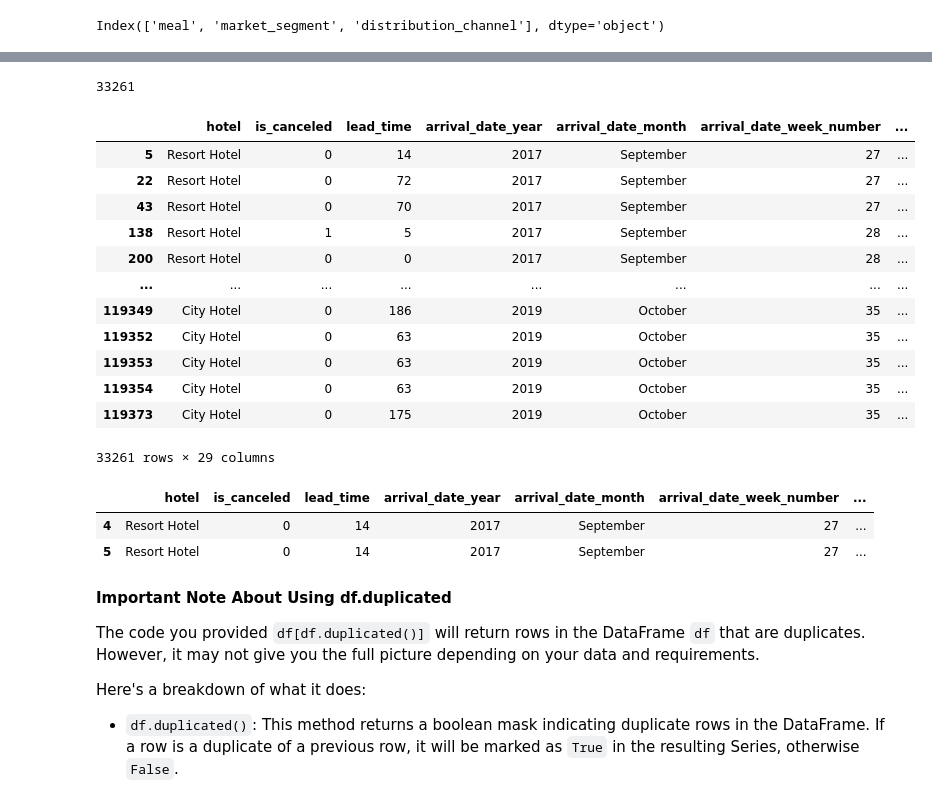
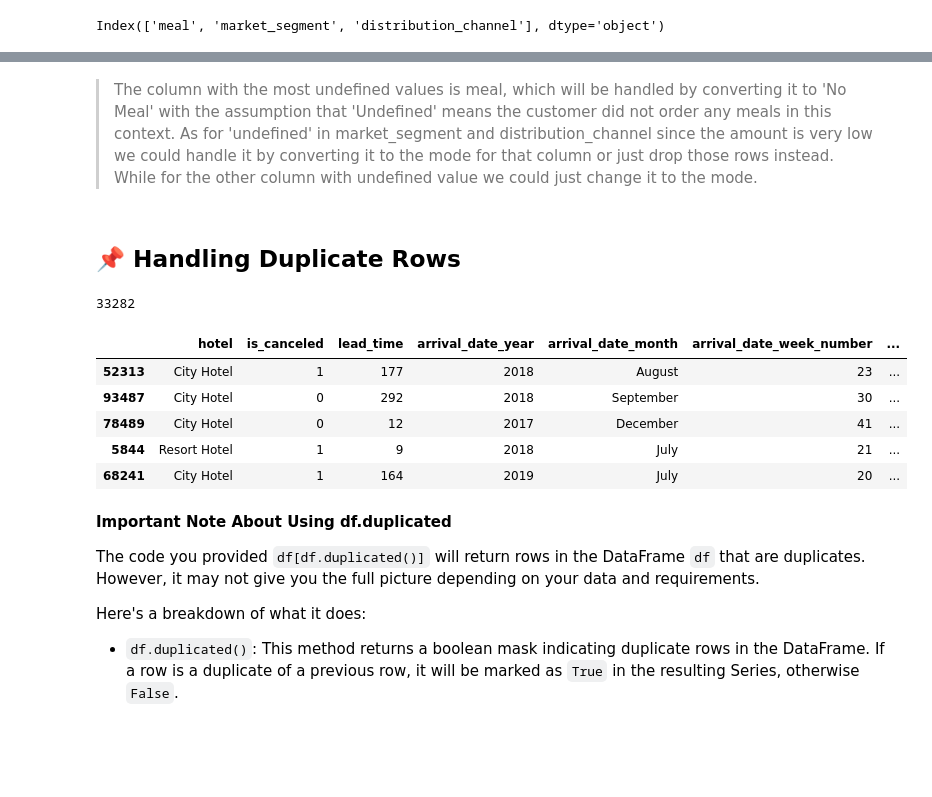
Before and after one commit to mcikalmerdeka/Investigate-Hotel-Business-Using-Data-Visualization, a Jupyter notebook: Task 1/Task_1_Data_Preprocessing.ipynb, the cells around one changed output, grey strips where cells are left out. Cells and saved outputs as stored; diff of their text form; code cells hidden in the pictures; blank space fills up the shorter version.

```diff
--- a/Task 1/Task_1_Data_Preprocessing.ipynb
+++ b/Task 1/Task_1_Data_Preprocessing.ipynb
@@ -228,0 +221,14 @@ Text(0.5, 0, 'Percentage')
+# %%
+# Handling missing values
+
+# Filling zero value in the company because no company is involved
+df['company'] = df['company'].fillna(0)
+
+# Filling zero value in the agent because no agent is involved
+df['agent'] = df['agent'].fillna(0)
+
+# Filling zero rating on children is probably because the customer has no children
+df['children'] = df['children'].fillna(0)
+
+# Filling the mode for missing city
+df['city'] = df['city'].fillna(df['city'].mode()[0])
@@ -248,15 +256,3 @@ df[df.values == 'Undefined']
 df.columns[(df == 'Undefined').any()]
 # %% [output]
 Index(['meal', 'market_segment', 'distribution_channel'], dtype='object')
-# %%
-# Handle missing and duplicated values
-df.drop(columns='company', inplace=True) #handling company feature by droppping it
-
-# Rename some columns
-df.rename(columns={'children': 'num_children',
-                   'adults': 'num_adults',
-                   'babies' : 'num_babies',
-                   'hotel': 'hotel_type'}, inplace=True)
-
-# Handling undefined values in the data
-df
@@ -263,31 +284,32 @@ df
+# %% [markdown]
+> The column with the most undefined values is meal, which will be handled by converting it to 'No Meal' with the assumption that 'Undefined' means the customer did not order any meals in this context. As for 'undefined' in  market_segment and distribution_channel since the amount is very low we could handle it by converting it to the mode for that column or just drop those rows instead. While for the other column with undefined value we could just change it to the mode.
+# %%
+# Handling undefined values in the data
+
+# Replace 'Undefined' with 'No Meal'
+df['meal'] = df['meal'].replace('Undefined', 'No Meal')
+
+# Replace 'Undefined' with 'Online TA'
+df['market_segment'] = df['market_segment'].replace('Undefined', 'Online TA')
+
+# Replace 'Undefined' with 'TA/TO'
+df['distribution_channel'] = df['distribution_channel'].replace('Undefined', 'TA/TO')
+# %% [markdown]
+## **📌 Handling Duplicate Rows**
 # %%
 # Check duplicated values
 df.duplicated().sum()
 # %% [output]
-33261
+33282
 # %%
-df[df.duplicated()]
+df[df.duplicated()].sample(5)
 # %% [output]
 |  | hotel | is_canceled | lead_time | arrival_date_year | arrival_date_month | arrival_date_week_number | ... |
-| 5 | Resort Hotel | 0 | 14 | 2017 | September | 27 | ... |
-| 22 | Resort Hotel | 0 | 72 | 2017 | September | 27 | ... |
-| 43 | Resort Hotel | 0 | 70 | 2017 | September | 27 | ... |
-| 138 | Resort Hotel | 1 | 5 | 2017 | September | 28 | ... |
-| 200 | Resort Hotel | 0 | 0 | 2017 | September | 28 | ... |
-| ... | ... | ... | ... | ... | ... | ... | ... |
-| 119349 | City Hotel | 0 | 186 | 2019 | October | 35 | ... |
-| 119352 | City Hotel | 0 | 63 | 2019 | October | 35 | ... |
-| 119353 | City Hotel | 0 | 63 | 2019 | October | 35 | ... |
-| 119354 | City Hotel | 0 | 63 | 2019 | October | 35 | ... |
-| 119373 | City Hotel | 0 | 175 | 2019 | October | 35 | ... |
+| 52313 | City Hotel | 1 | 177 | 2018 | August | 23 | ... |
+| 93487 | City Hotel | 0 | 292 | 2018 | September | 30 | ... |
+| 78489 | City Hotel | 0 | 12 | 2017 | December | 41 | ... |
+| 5844 | Resort Hotel | 1 | 9 | 2018 | July | 21 | ... |
+| 68241 | City Hotel | 1 | 164 | 2019 | July | 20 | ... |
-33261 rows × 29 columns
-# %%
-df[(df['hotel'] == 'Resort Hotel') & (df['is_canceled'] == 0) & (df['lead_time'] == 14) & (df['arrival_date_month'] == 'September')
-    & (df['arrival_date_week_number'] == 27) & df['arrival_date_day_of_month'] == 1]
-# %% [output]
-|  | hotel | is_canceled | lead_time | arrival_date_year | arrival_date_month | arrival_date_week_number | ... |
-| 4 | Resort Hotel | 0 | 14 | 2017 | September | 27 | ... |
-| 5 | Resort Hotel | 0 | 14 | 2017 | September | 27 | ... |
 # %% [markdown]
 **Important Note About Using df.duplicated**
 
```
Also changed, not shown: parts of 36 cells of this notebook.
